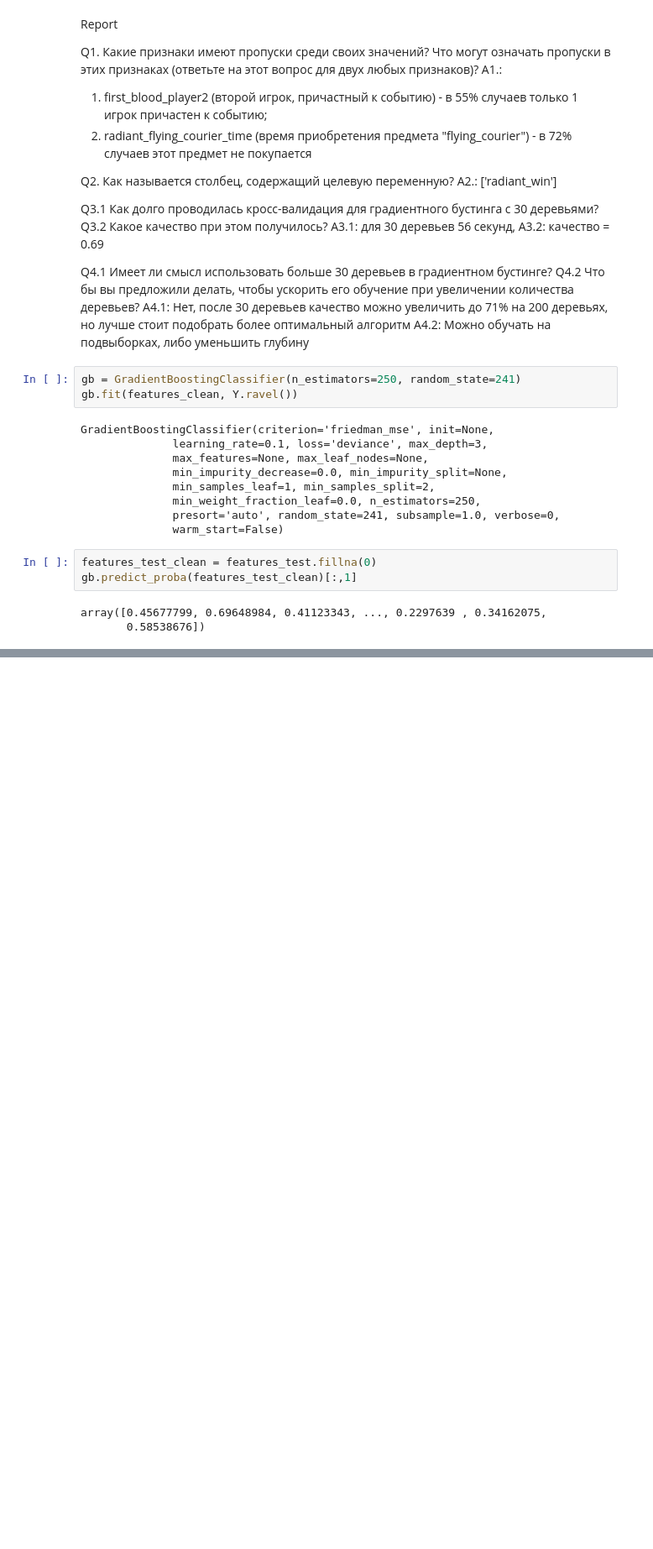
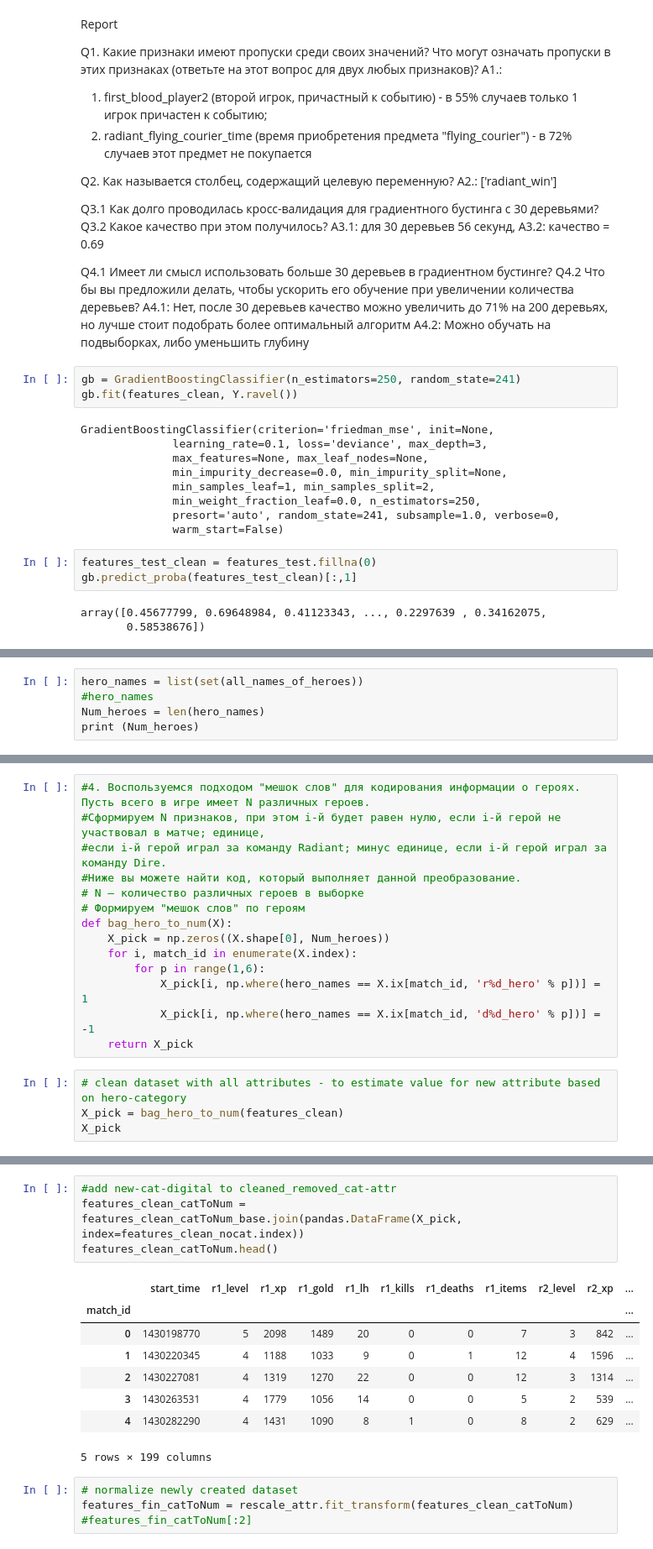
Before and after one commit to grevtsovkirill/ml_SHAD, a Jupyter notebook: w7_project/ml_final.ipynb, the cells around one changed output, grey strips where cells are left out. Shown at 84% size. Drawn from its saved outputs; the diff is of its cells as text; blank space fills up the shorter version.

```diff
--- a/w7_project/ml_final.ipynb
+++ b/w7_project/ml_final.ipynb
@@ -210,0 +386,5 @@ array([0.45677799, 0.69648984, 0.41123343, ..., 0.2297639 , 0.34162075,
+# %%
+hero_names = list(set(all_names_of_heroes))
+#hero_names
+Num_heroes = len(hero_names)
+print (Num_heroes)
@@ -210,0 +393,18 @@ array([0.45677799, 0.69648984, 0.41123343, ..., 0.2297639 , 0.34162075,
+# %%
+#4. Воспользуемся подходом "мешок слов" для кодирования информации о героях. Пусть всего в игре имеет N различных героев.
+#Сформируем N признаков, при этом i-й будет равен нулю, если i-й герой не участвовал в матче; единице,
+#если i-й герой играл за команду Radiant; минус единице, если i-й герой играл за команду Dire.
+#Ниже вы можете найти код, который выполняет данной преобразование.
+# N — количество различных героев в выборке
+# Формируем "мешок слов" по героям
+def bag_hero_to_num(X):
+    X_pick = np.zeros((X.shape[0], Num_heroes))
+    for i, match_id in enumerate(X.index):
+        for p in range(1,6):
+            X_pick[i, np.where(hero_names == X.ix[match_id, 'r%d_hero' % p])] = 1
+            X_pick[i, np.where(hero_names == X.ix[match_id, 'd%d_hero' % p])] = -1
+    return X_pick
+# %%
+# clean dataset with all attributes - to estimate value for new attribute based on hero-category
+X_pick = bag_hero_to_num(features_clean)
+X_pick
@@ -210,0 +433,17 @@ array([0.45677799, 0.69648984, 0.41123343, ..., 0.2297639 , 0.34162075,
+# %%
+#add new-cat-digital to cleaned_removed_cat-attr
+features_clean_catToNum = features_clean_catToNum_base.join(pandas.DataFrame(X_pick, index=features_clean_nocat.index))
+features_clean_catToNum.head()
+# %% [output]
+|  | start_time | r1_level | r1_xp | r1_gold | r1_lh | r1_kills | r1_deaths | r1_items | r2_level | r2_xp | ... |
+| match_id |  |  |  |  |  |  |  |  |  |  | ... |
+| 0 | 1430198770 | 5 | 2098 | 1489 | 20 | 0 | 0 | 7 | 3 | 842 | ... |
+| 1 | 1430220345 | 4 | 1188 | 1033 | 9 | 0 | 1 | 12 | 4 | 1596 | ... |
+| 2 | 1430227081 | 4 | 1319 | 1270 | 22 | 0 | 0 | 12 | 3 | 1314 | ... |
+| 3 | 1430263531 | 4 | 1779 | 1056 | 14 | 0 | 0 | 5 | 2 | 539 | ... |
+| 4 | 1430282290 | 4 | 1431 | 1090 | 8 | 1 | 0 | 8 | 2 | 629 | ... |
+5 rows × 199 columns
+# %%
+# normalize newly created dataset
+features_fin_catToNum = rescale_attr.fit_transform(features_clean_catToNum)
+#features_fin_catToNum[:2]
```
Also changed, not shown: parts of 29 cells of this notebook.
